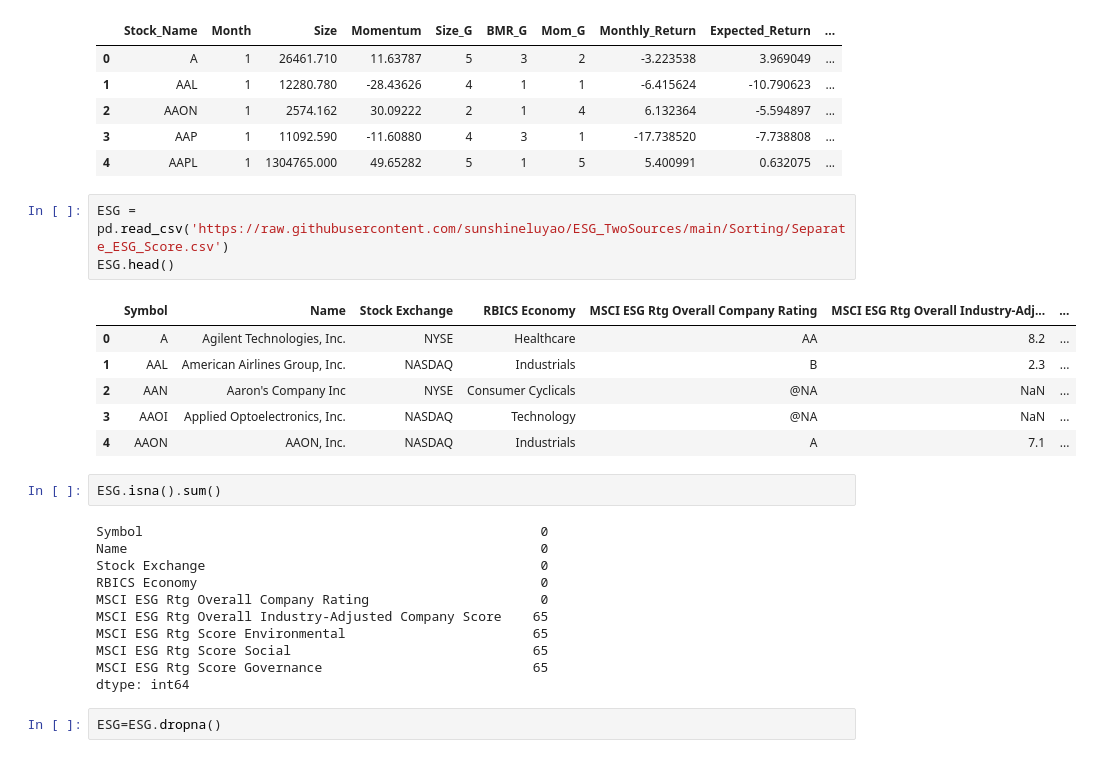
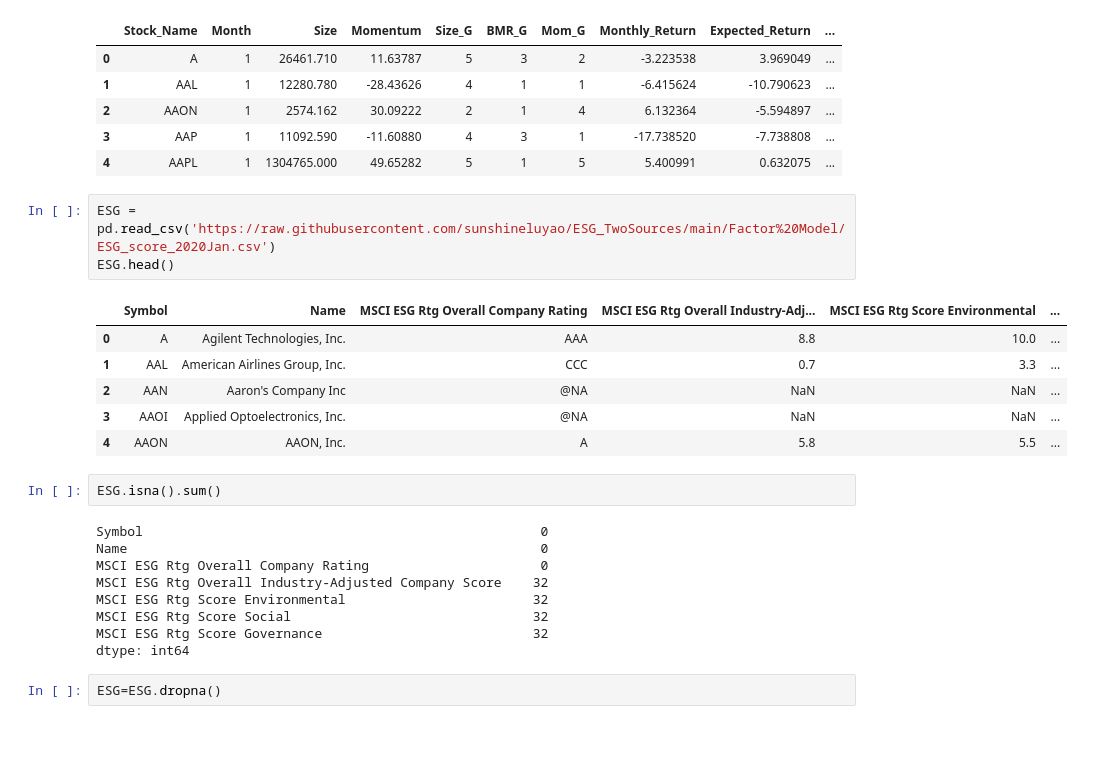
Before and after one commit to sunshineluyao/ESG_TwoSources, a Jupyter notebook: Factor Model/5_Factor_Model.ipynb, the cells around one changed output. Cells and saved outputs as stored; diff of their text form.

```diff
--- a/Factor Model/5_Factor_Model.ipynb
+++ b/Factor Model/5_Factor_Model.ipynb
@@ -36,27 +36,25 @@ df.head()
 | 3 | AAP | 1 | 11092.590 | -11.60880 | 4 | 3 | 1 | -17.738520 | -7.738808 | ... |
 | 4 | AAPL | 1 | 1304765.000 | 49.65282 | 5 | 1 | 5 | 5.400991 | 0.632075 | ... |
 # %%
-ESG = pd.read_csv('https://raw.githubusercontent.com/sunshineluyao/ESG_TwoSources/main/Sorting/Separate_ESG_Score.csv')
+ESG = pd.read_csv('https://raw.githubusercontent.com/sunshineluyao/ESG_TwoSources/main/Factor%20Model/ESG_score_2020Jan.csv')
 ESG.head()
 # %% [output]
-|  | Symbol | Name | Stock Exchange | RBICS Economy | MSCI ESG Rtg Overall Company Rating | MSCI ESG Rtg Overall Industry-Adj... | ... |
-| 0 | A | Agilent Technologies, Inc. | NYSE | Healthcare | AA | 8.2 | ... |
-| 1 | AAL | American Airlines Group, Inc. | NASDAQ | Industrials | B | 2.3 | ... |
-| 2 | AAN | Aaron's Company Inc | NYSE | Consumer Cyclicals | @NA | NaN | ... |
-| 3 | AAOI | Applied Optoelectronics, Inc. | NASDAQ | Technology | @NA | NaN | ... |
-| 4 | AAON | AAON, Inc. | NASDAQ | Industrials | A | 7.1 | ... |
+|  | Symbol | Name | MSCI ESG Rtg Overall Company Rating | MSCI ESG Rtg Overall Industry-Adj... | MSCI ESG Rtg Score Environmental | ... |
+| 0 | A | Agilent Technologies, Inc. | AAA | 8.8 | 10.0 | ... |
+| 1 | AAL | American Airlines Group, Inc. | CCC | 0.7 | 3.3 | ... |
+| 2 | AAN | Aaron's Company Inc | @NA | NaN | NaN | ... |
+| 3 | AAOI | Applied Optoelectronics, Inc. | @NA | NaN | NaN | ... |
+| 4 | AAON | AAON, Inc. | A | 5.8 | 5.5 | ... |
 # %%
 ESG.isna().sum()
 # %% [output]
 Symbol                                                   0
 Name                                                     0
-Stock Exchange                                           0
-RBICS Economy                                            0
 MSCI ESG Rtg Overall Company Rating                      0
-MSCI ESG Rtg Overall Industry-Adjusted Company Score    65
-MSCI ESG Rtg Score Environmental                        65
-MSCI ESG Rtg Score Social                               65
-MSCI ESG Rtg Score Governance                           65
+MSCI ESG Rtg Overall Industry-Adjusted Company Score    32
+MSCI ESG Rtg Score Environmental                        32
+MSCI ESG Rtg Score Social                               32
+MSCI ESG Rtg Score Governance                           32
 dtype: int64
 # %%
 ESG=ESG.dropna()
```
Also changed, not shown: parts of 21 cells of this notebook.
